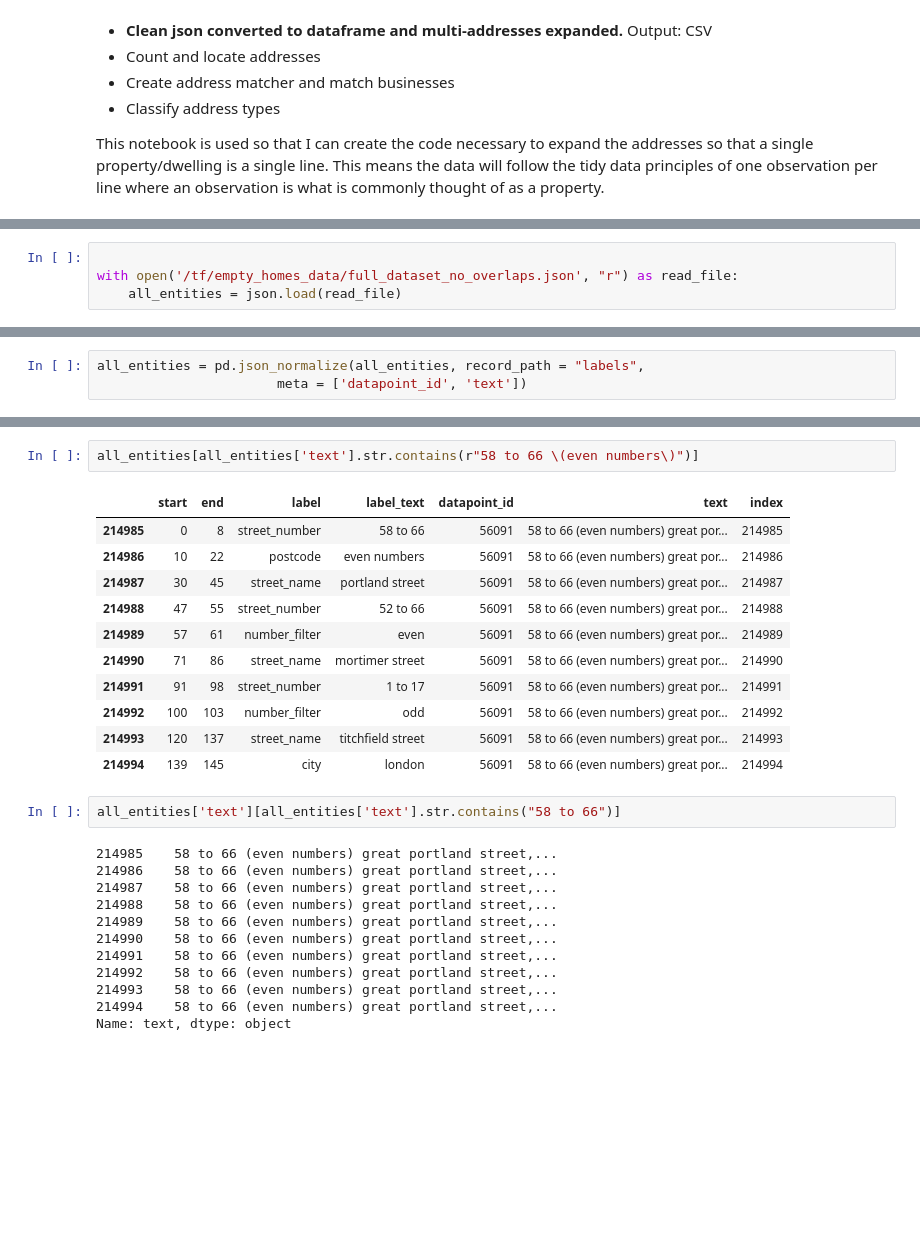
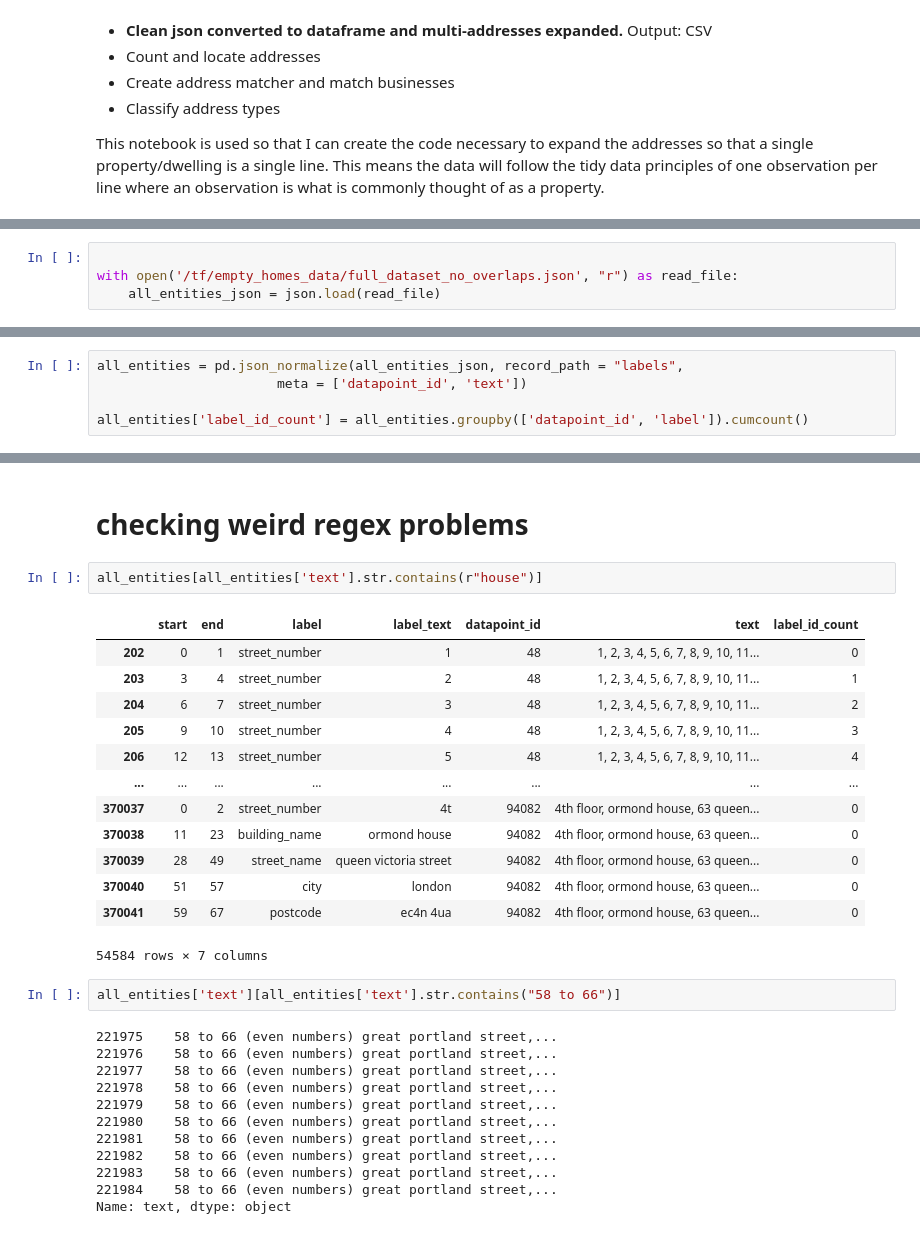
Before and after one commit to JonnoB/enhance_ocod, a Jupyter notebook: expanding tagged addresses.ipynb, the cells around one changed output, grey strips where cells are left out. Cells and saved outputs as stored; diff of their text form; blank space fills up the shorter version.

```diff
--- a/expanding tagged addresses.ipynb
+++ b/expanding tagged addresses.ipynb
@@ -15,4 +21,4 @@ import pandas as pd
 # %%
 
 with open('/tf/empty_homes_data/full_dataset_no_overlaps.json', "r") as read_file:
-    all_entities = json.load(read_file)
+    all_entities_json = json.load(read_file)
@@ -19,3 +45,5 @@ with open('/tf/empty_homes_data/full_dataset_no_overlaps.json', "r") as read_fil
 # %%
-all_entities = pd.json_normalize(all_entities, record_path = "labels",
+all_entities = pd.json_normalize(all_entities_json, record_path = "labels",
                        meta = ['datapoint_id', 'text'])
+
+all_entities['label_id_count'] = all_entities.groupby(['datapoint_id', 'label']).cumcount()
@@ -30,28 +128,32 @@ all_entities[all_entities['datapoint_id']==94087]
+# %% [markdown]
+# checking weird regex problems
 # %%
-all_entities[all_entities['text'].str.contains(r"58 to 66 \(even numbers\)")]
+all_entities[all_entities['text'].str.contains(r"house")]
 # %% [output]
-|  | start | end | label | label_text | datapoint_id | text | index |
-| 214985 | 0 | 8 | street_number | 58 to 66 | 56091 | 58 to 66 (even numbers) great por... | 214985 |
-| 214986 | 10 | 22 | postcode | even numbers | 56091 | 58 to 66 (even numbers) great por... | 214986 |
-| 214987 | 30 | 45 | street_name | portland street | 56091 | 58 to 66 (even numbers) great por... | 214987 |
-| 214988 | 47 | 55 | street_number | 52 to 66 | 56091 | 58 to 66 (even numbers) great por... | 214988 |
-| 214989 | 57 | 61 | number_filter | even | 56091 | 58 to 66 (even numbers) great por... | 214989 |
-| 214990 | 71 | 86 | street_name | mortimer street | 56091 | 58 to 66 (even numbers) great por... | 214990 |
-| 214991 | 91 | 98 | street_number | 1 to 17 | 56091 | 58 to 66 (even numbers) great por... | 214991 |
-| 214992 | 100 | 103 | number_filter | odd | 56091 | 58 to 66 (even numbers) great por... | 214992 |
-| 214993 | 120 | 137 | street_name | titchfield street | 56091 | 58 to 66 (even numbers) great por... | 214993 |
-| 214994 | 139 | 145 | city | london | 56091 | 58 to 66 (even numbers) great por... | 214994 |
+|  | start | end | label | label_text | datapoint_id | text | label_id_count |
+| 202 | 0 | 1 | street_number | 1 | 48 | 1, 2, 3, 4, 5, 6, 7, 8, 9, 10, 11... | 0 |
+| 203 | 3 | 4 | street_number | 2 | 48 | 1, 2, 3, 4, 5, 6, 7, 8, 9, 10, 11... | 1 |
+| 204 | 6 | 7 | street_number | 3 | 48 | 1, 2, 3, 4, 5, 6, 7, 8, 9, 10, 11... | 2 |
+| 205 | 9 | 10 | street_number | 4 | 48 | 1, 2, 3, 4, 5, 6, 7, 8, 9, 10, 11... | 3 |
+| 206 | 12 | 13 | street_number | 5 | 48 | 1, 2, 3, 4, 5, 6, 7, 8, 9, 10, 11... | 4 |
+| ... | ... | ... | ... | ... | ... | ... | ... |
+| 370037 | 0 | 2 | street_number | 4t | 94082 | 4th floor, ormond house, 63 queen... | 0 |
+| 370038 | 11 | 23 | building_name | ormond house | 94082 | 4th floor, ormond house, 63 queen... | 0 |
+| 370039 | 28 | 49 | street_name | queen victoria street | 94082 | 4th floor, ormond house, 63 queen... | 0 |
+| 370040 | 51 | 57 | city | london | 94082 | 4th floor, ormond house, 63 queen... | 0 |
+| 370041 | 59 | 67 | postcode | ec4n 4ua | 94082 | 4th floor, ormond house, 63 queen... | 0 |
+54584 rows × 7 columns
 # %%
 all_entities['text'][all_entities['text'].str.contains("58 to 66")]
 # %% [output]
-214985    58 to 66 (even numbers) great portland street,...
-214986    58 to 66 (even numbers) great portland street,...
-214987    58 to 66 (even numbers) great portland street,...
-214988    58 to 66 (even numbers) great portland street,...
-214989    58 to 66 (even numbers) great portland street,...
-214990    58 to 66 (even numbers) great portland street,...
-214991    58 to 66 (even numbers) great portland street,...
-214992    58 to 66 (even numbers) great portland street,...
-214993    58 to 66 (even numbers) great portland street,...
-214994    58 to 66 (even numbers) great portland street,...
+221975    58 to 66 (even numbers) great portland street,...
+221976    58 to 66 (even numbers) great portland street,...
+221977    58 to 66 (even numbers) great portland street,...
+221978    58 to 66 (even numbers) great portland street,...
+221979    58 to 66 (even numbers) great portland street,...
+221980    58 to 66 (even numbers) great portland street,...
+221981    58 to 66 (even numbers) great portland street,...
+221982    58 to 66 (even numbers) great portland street,...
+221983    58 to 66 (even numbers) great portland street,...
+221984    58 to 66 (even numbers) great portland street,...
 Name: text, dtype: object
```
Also changed, not shown: parts of 29 cells of this notebook, 2 other files.
